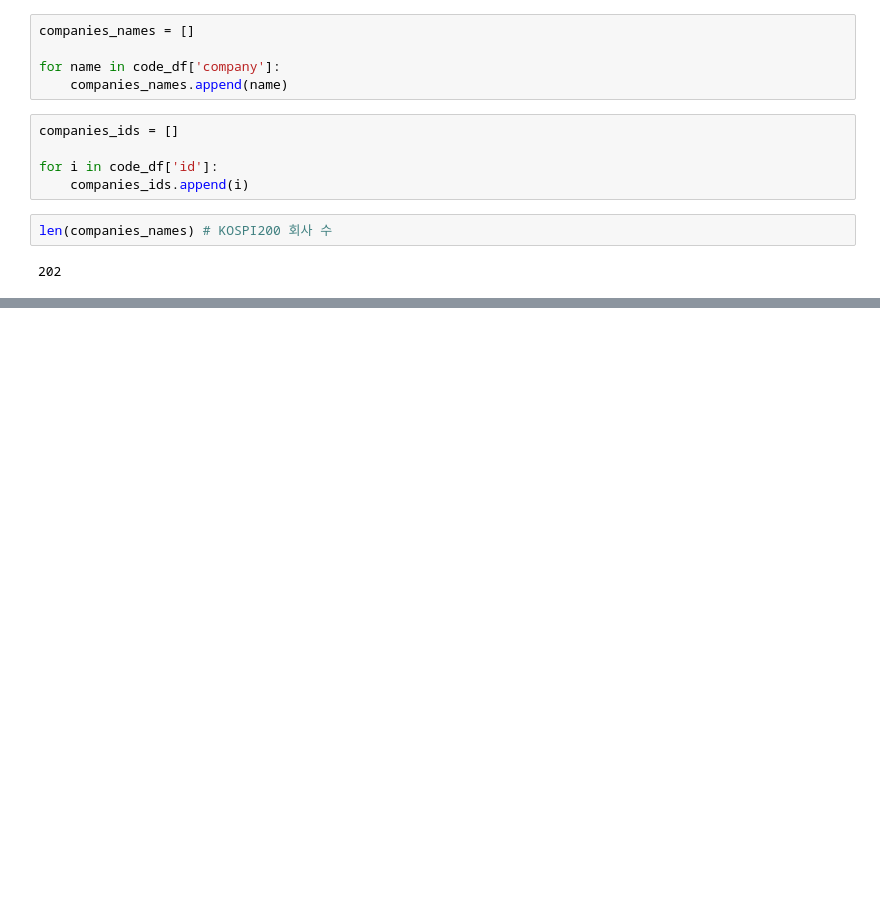
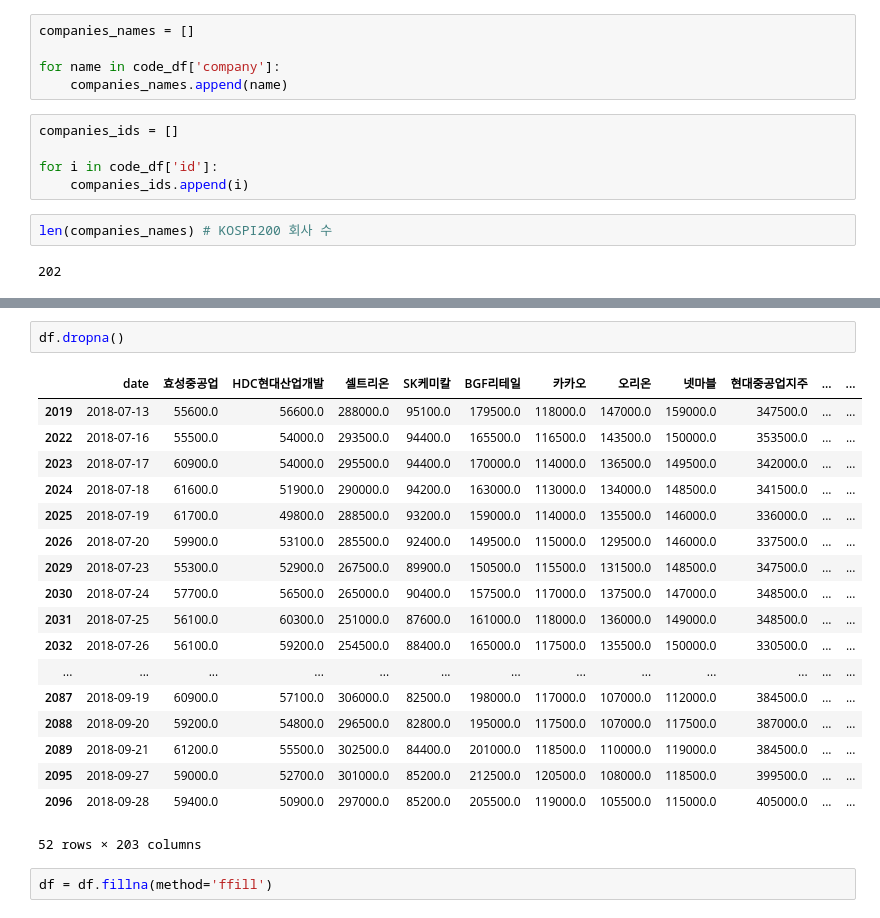
Before and after one commit to jaepil-choi/2018-2_FI_hw1, a Jupyter notebook: strategy1.ipynb, the cells around one changed output, grey strips where cells are left out. Cells and saved outputs as stored; diff of their text form; blank space fills up the shorter version.

```diff
--- a/strategy1.ipynb
+++ b/strategy1.ipynb
@@ -73,3 +113,26 @@ CJ대한통운
+# %%
+df.dropna()
+# %% [output]
+|  | date | 효성중공업 | HDC현대산업개발 | 셀트리온 | SK케미칼 | BGF리테일 | 카카오 | 오리온 | 넷마블 | 현대중공업지주 | ... | ... |
+| 2019 | 2018-07-13 | 55600.0 | 56600.0 | 288000.0 | 95100.0 | 179500.0 | 118000.0 | 147000.0 | 159000.0 | 347500.0 | ... | ... |
+| 2022 | 2018-07-16 | 55500.0 | 54000.0 | 293500.0 | 94400.0 | 165500.0 | 116500.0 | 143500.0 | 150000.0 | 353500.0 | ... | ... |
+| 2023 | 2018-07-17 | 60900.0 | 54000.0 | 295500.0 | 94400.0 | 170000.0 | 114000.0 | 136500.0 | 149500.0 | 342000.0 | ... | ... |
+| 2024 | 2018-07-18 | 61600.0 | 51900.0 | 290000.0 | 94200.0 | 163000.0 | 113000.0 | 134000.0 | 148500.0 | 341500.0 | ... | ... |
+| 2025 | 2018-07-19 | 61700.0 | 49800.0 | 288500.0 | 93200.0 | 159000.0 | 114000.0 | 135500.0 | 146000.0 | 336000.0 | ... | ... |
+| 2026 | 2018-07-20 | 59900.0 | 53100.0 | 285500.0 | 92400.0 | 149500.0 | 115000.0 | 129500.0 | 146000.0 | 337500.0 | ... | ... |
+| 2029 | 2018-07-23 | 55300.0 | 52900.0 | 267500.0 | 89900.0 | 150500.0 | 115500.0 | 131500.0 | 148500.0 | 347500.0 | ... | ... |
+| 2030 | 2018-07-24 | 57700.0 | 56500.0 | 265000.0 | 90400.0 | 157500.0 | 117000.0 | 137500.0 | 147000.0 | 348500.0 | ... | ... |
+| 2031 | 2018-07-25 | 56100.0 | 60300.0 | 251000.0 | 87600.0 | 161000.0 | 118000.0 | 136000.0 | 149000.0 | 348500.0 | ... | ... |
+| 2032 | 2018-07-26 | 56100.0 | 59200.0 | 254500.0 | 88400.0 | 165000.0 | 117500.0 | 135500.0 | 150000.0 | 330500.0 | ... | ... |
+| ... | ... | ... | ... | ... | ... | ... | ... | ... | ... | ... | ... | ... |
+| 2087 | 2018-09-19 | 60900.0 | 57100.0 | 306000.0 | 82500.0 | 198000.0 | 117000.0 | 107000.0 | 112000.0 | 384500.0 | ... | ... |
+| 2088 | 2018-09-20 | 59200.0 | 54800.0 | 296500.0 | 82800.0 | 195000.0 | 117500.0 | 107000.0 | 117500.0 | 387000.0 | ... | ... |
+| 2089 | 2018-09-21 | 61200.0 | 55500.0 | 302500.0 | 84400.0 | 201000.0 | 118500.0 | 110000.0 | 119000.0 | 384500.0 | ... | ... |
+| 2095 | 2018-09-27 | 59000.0 | 52700.0 | 301000.0 | 85200.0 | 212500.0 | 120500.0 | 108000.0 | 118500.0 | 399500.0 | ... | ... |
+| 2096 | 2018-09-28 | 59400.0 | 50900.0 | 297000.0 | 85200.0 | 205500.0 | 119000.0 | 105500.0 | 115000.0 | 405000.0 | ... | ... |
+52 rows × 203 columns
+# %%
+df = df.fillna(method='ffill')
 # %%
 df
 # %% [output]
```
Also changed, not shown: parts of 12 cells of this notebook, 1 other file.
